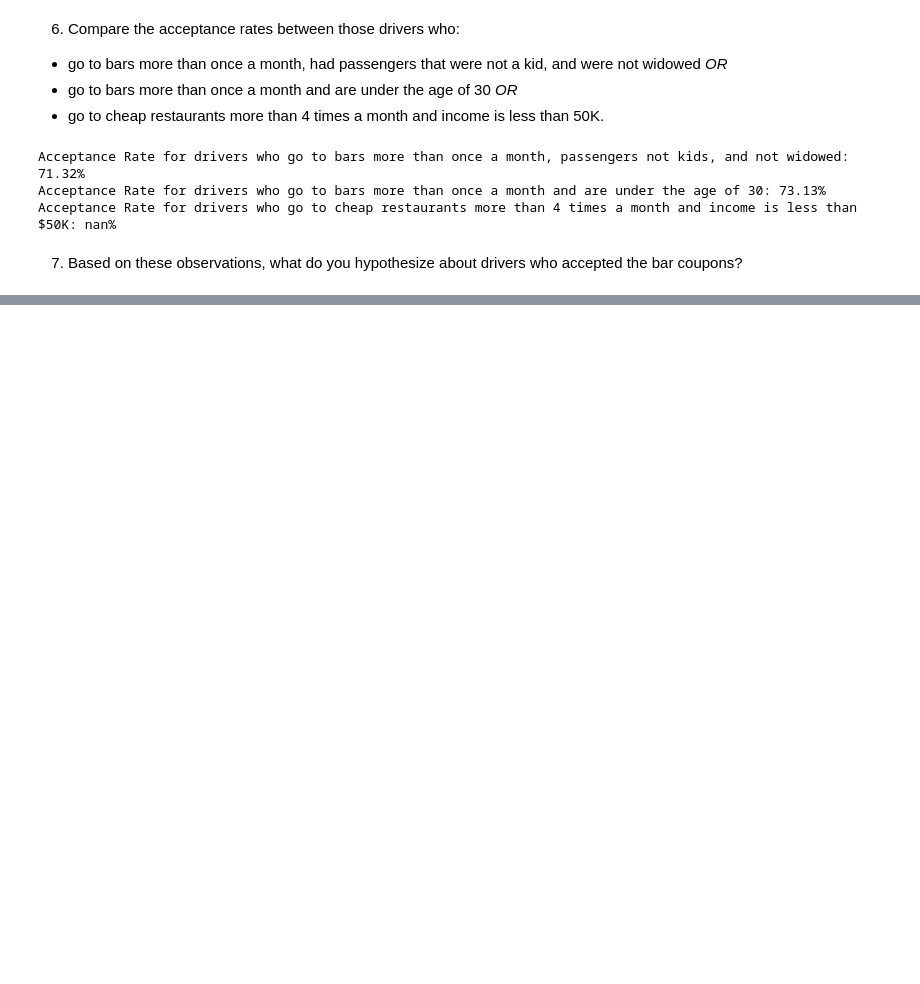
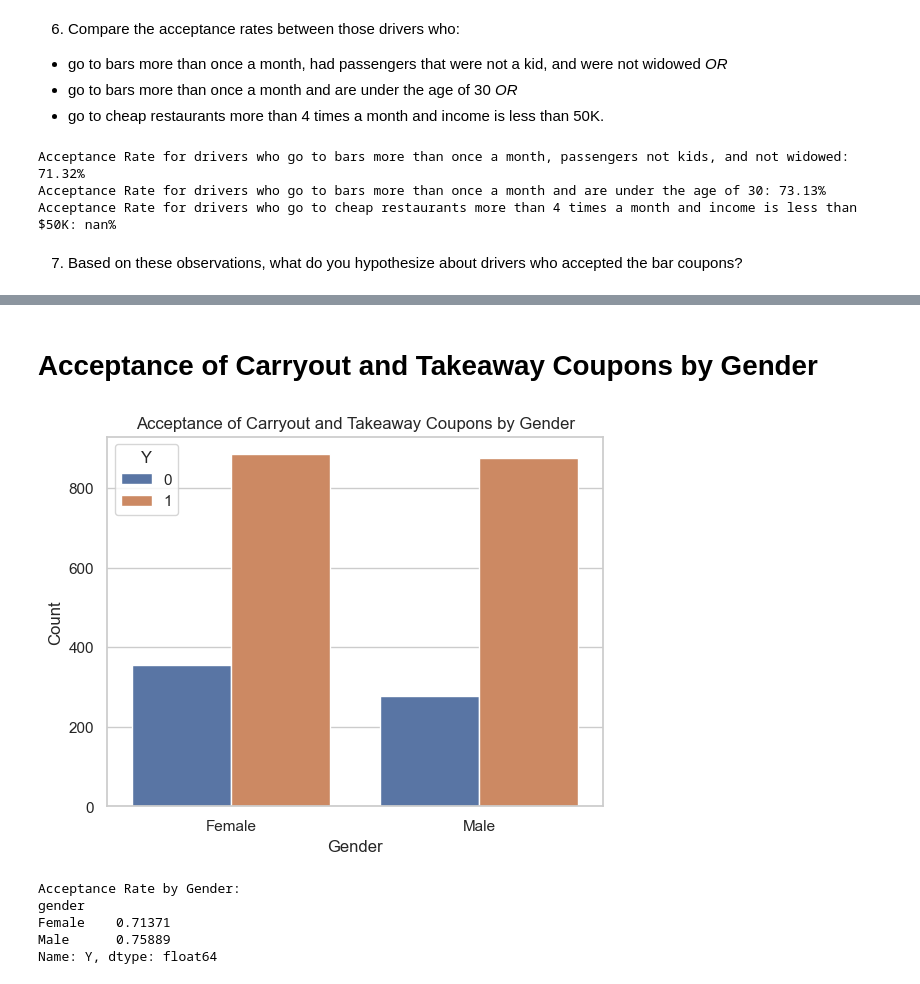
Before and after one commit to avarigonda/practical-application-, a Jupyter notebook: prompt.ipynb, the cells around one changed output, grey strips where cells are left out. Saved outputs shown, nothing was run; the diff lists cells and outputs as text; code cells hidden in the pictures; blank space fills up the shorter version.

```diff
--- a/prompt.ipynb
+++ b/prompt.ipynb
@@ -436,0 +375,22 @@ overwelming more null value than all non null values combined for the car column
+# %% [markdown]
+# Acceptance of Carryout and Takeaway Coupons by Gender
+# %%
+
+sns.countplot(x='gender', hue='Y', data=carryout_takeaway_df)
+plt.title('Acceptance of Carryout and Takeaway Coupons by Gender')
+plt.xlabel('Gender')
+plt.ylabel('Count')
+plt.savefig("images/gender_carryaway")
+plt.show()
+# %% [output]
+[figure, added]
+# %%
+group_gender = carryout_takeaway_df.groupby('gender')['Y'].mean()
+print("\nAcceptance Rate by Gender:")
+print(group_gender)
+# %% [output]
+Acceptance Rate by Gender:
+gender
+Female    0.71371
+Male      0.75889
+Name: Y, dtype: float64
```
Also changed, not shown: parts of 42 cells of this notebook, 8 other files.
